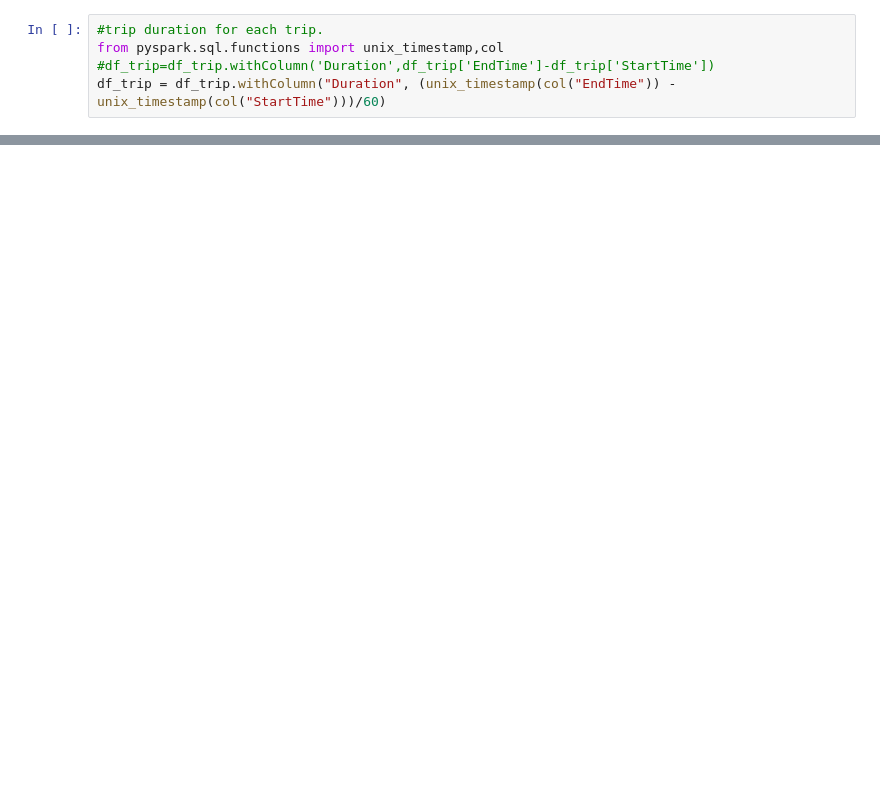
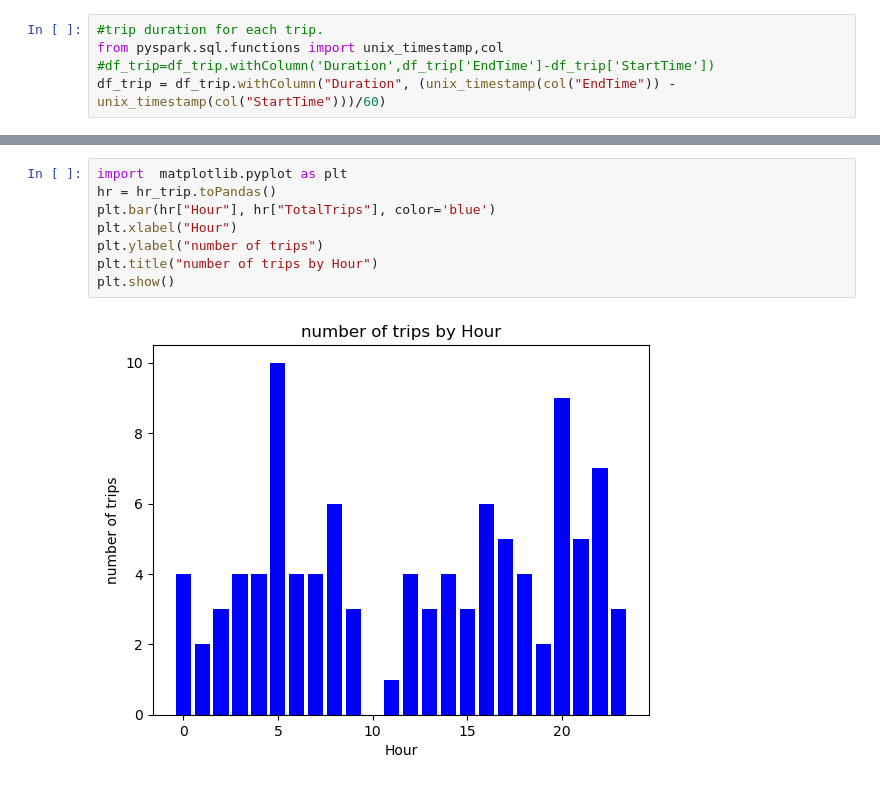
Before and after one commit to Varun3713-creator/PythonTraining, a Jupyter notebook: pyspark_activity_19_12_24.ipynb, the cells around one changed output, grey strips where cells are left out. Saved outputs shown, nothing was run; the diff lists cells and outputs as text; blank space fills up the shorter version.

```diff
--- a/pyspark_activity_19_12_24.ipynb
+++ b/pyspark_activity_19_12_24.ipynb
@@ -490,2 +484,12 @@ hr_trip.orderBy("Hour").show()
 +----+----------+
 only showing top 20 rows
+# %%
+import  matplotlib.pyplot as plt
+hr = hr_trip.toPandas()
+plt.bar(hr["Hour"], hr["TotalTrips"], color='blue')
+plt.xlabel("Hour")
+plt.ylabel("number of trips")
+plt.title("number of trips by Hour")
+plt.show()
+# %% [output]
+[figure, added]
```
Also changed, not shown: parts of 14 cells of this notebook.
